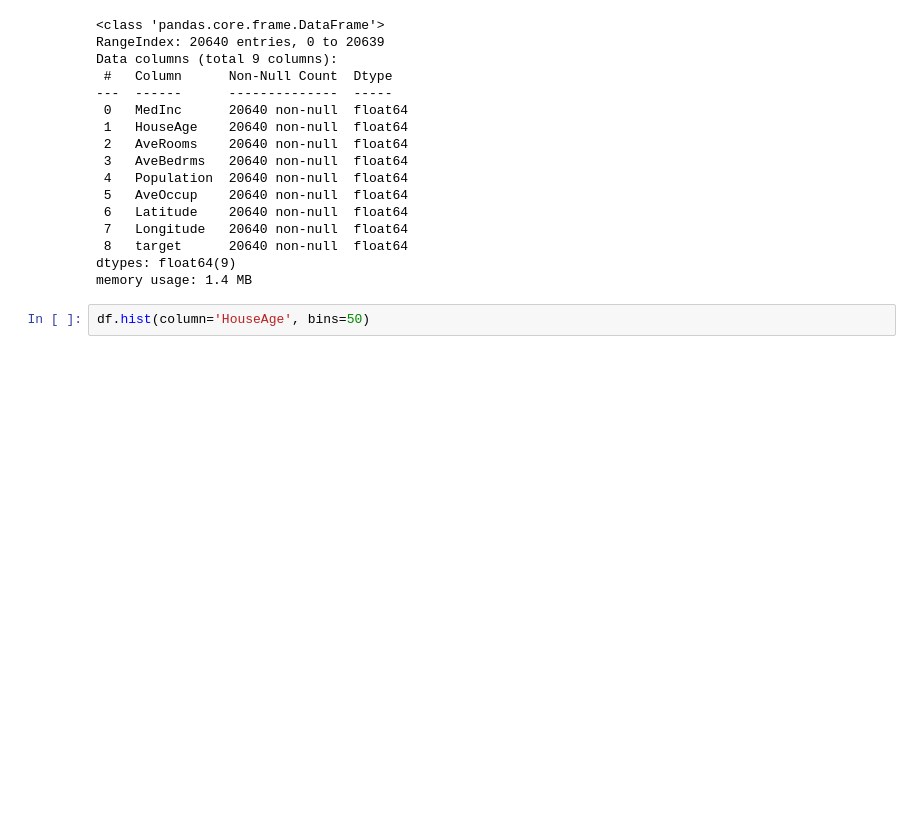
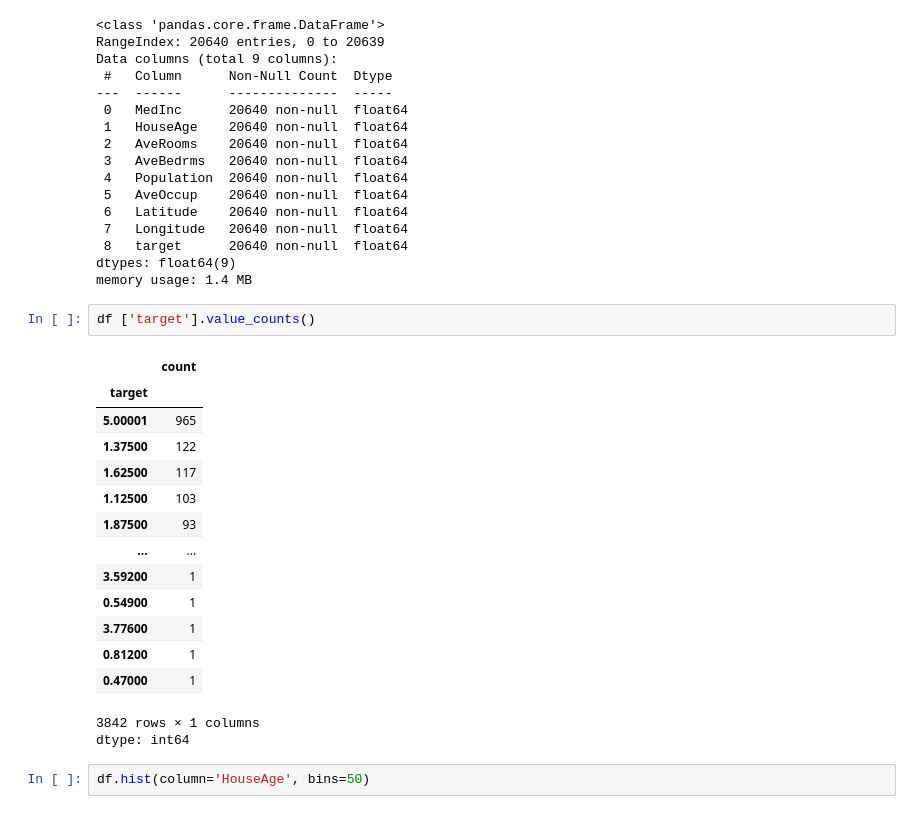
Before and after one commit to Inrisetiawan/Classification-KNN-_Fetch_California_Housing, a Jupyter notebook: Classification_KNN__Fetch_California_Housing_.ipynb, the cells around one changed output. Cells and saved outputs as stored; diff of their text form; blank space fills up the shorter version.

```diff
--- a/Classification_KNN__Fetch_California_Housing_.ipynb
+++ b/Classification_KNN__Fetch_California_Housing_.ipynb
@@ -56,6 +60,24 @@ Data columns (total 9 columns):
  8   target      20640 non-null  float64
 dtypes: float64(9)
 memory usage: 1.4 MB
+# %%
+df ['target'].value_counts()
+# %% [output]
+|  | count |
+| target |  |
+| 5.00001 | 965 |
+| 1.37500 | 122 |
+| 1.62500 | 117 |
+| 1.12500 | 103 |
+| 1.87500 | 93 |
+| ... | ... |
+| 3.59200 | 1 |
+| 0.54900 | 1 |
+| 3.77600 | 1 |
+| 0.81200 | 1 |
+| 0.47000 | 1 |
+3842 rows × 1 columns
+dtype: int64
 # %%
 df.hist(column='HouseAge', bins=50)
 # %% [output]
```
Also changed, not shown: parts of 23 cells of this notebook.
